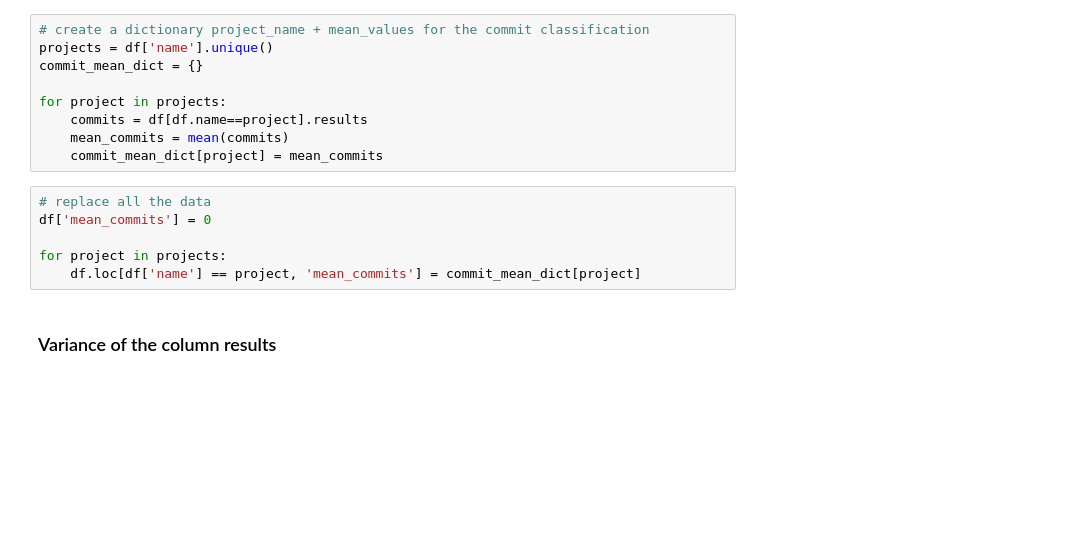
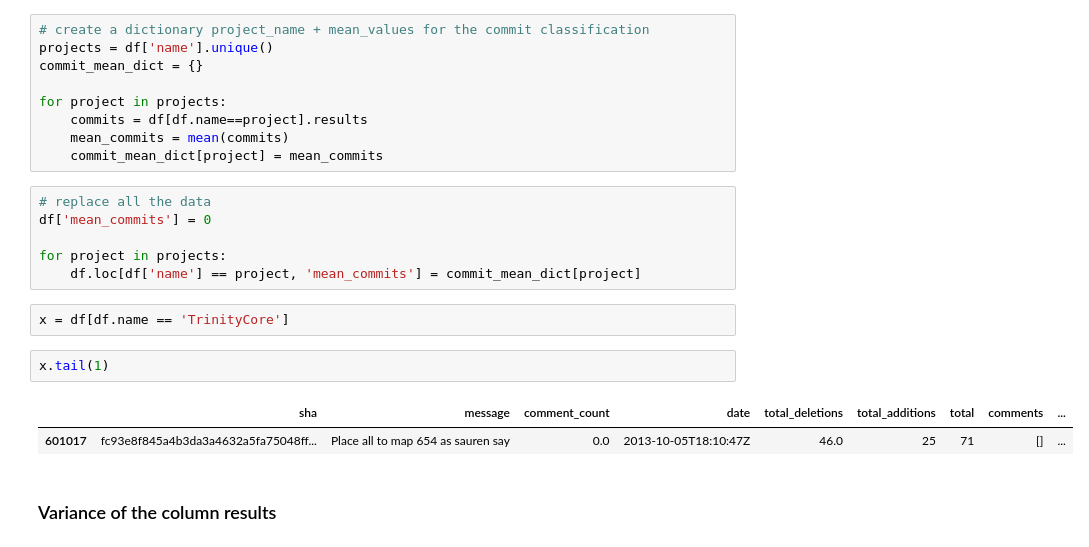
Before and after one commit to gesteves91/software-engineering-ml, a Jupyter notebook: notebooks/02-feature-extraction.ipynb, the cells around one changed output. Drawn from its saved outputs; the diff is of its cells as text; blank space fills up the shorter version.

```diff
--- a/notebooks/02-feature-extraction.ipynb
+++ b/notebooks/02-feature-extraction.ipynb
@@ -50,6 +50,13 @@ df['mean_commits'] = 0
 
 for project in projects:
     df.loc[df['name'] == project, 'mean_commits'] = commit_mean_dict[project]
+# %%
+x = df[df.name == 'TrinityCore']
+# %%
+x.tail(1)
+# %% [output]
+|  | sha | message | comment_count | date | total_deletions | total_additions | total | comments | ... |
+| 601017 | fc93e8f845a4b3da3a4632a5fa75048ff... | Place all to map 654 as sauren say | 0.0 | 2013-10-05T18:10:47Z | 46.0 | 25 | 71 | [] | ... |
 # %% [markdown]
 ### Variance of the column results
 # %%
```
Also changed, not shown: 7 other files.
